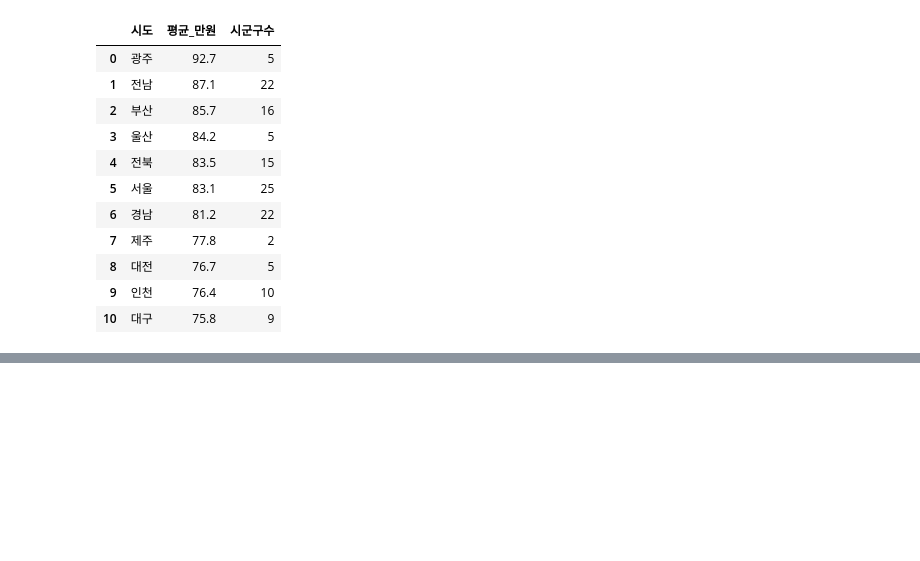
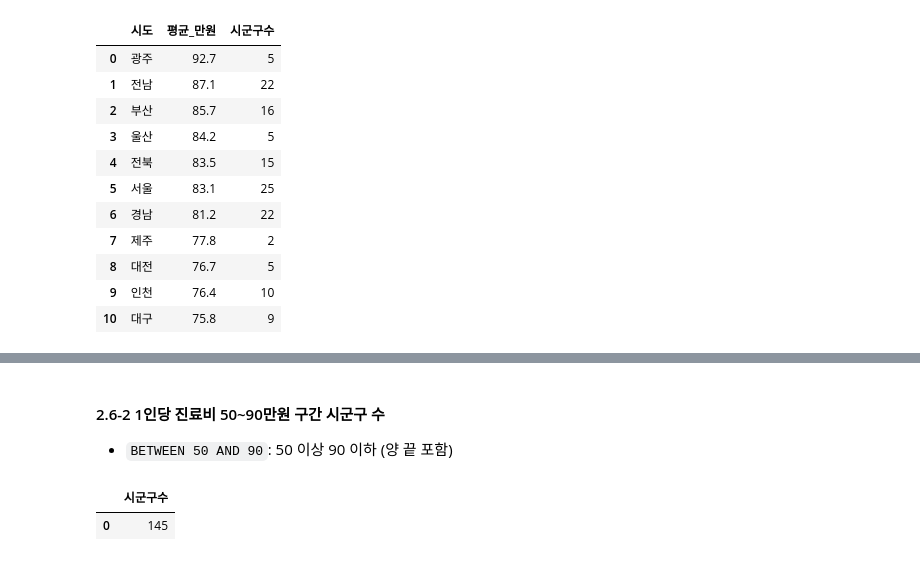
Before and after one commit to woohyun029/SQL-Data-Processing-Practice, a Jupyter notebook: SQL_02_HIRA.ipynb, the cells around one changed output, grey strips where cells are left out. Drawn from its saved outputs; the diff is of its cells as text; code cells hidden in the pictures; blank space fills up the shorter version.

```diff
--- a/SQL_02_HIRA.ipynb
+++ b/SQL_02_HIRA.ipynb
@@ -175,0 +266,13 @@ pd.read_sql(q, conn)
+# %% [markdown]
+#### 2.6-2 1인당 진료비 50~90만원 구간 시군구 수
+- `BETWEEN 50 AND 90`: 50 이상 90 이하 (양 끝 포함)
+# %%
+q = """
+SELECT COUNT(*) AS 시군구수
+FROM hira_eda
+WHERE 일인당_진료비_만원 BETWEEN 50 AND 90
+"""
+pd.read_sql(q, conn)
+# %% [output]
+|  | 시군구수 |
+| 0 | 145 |
```
Also changed, not shown: parts of 16 cells of this notebook.
